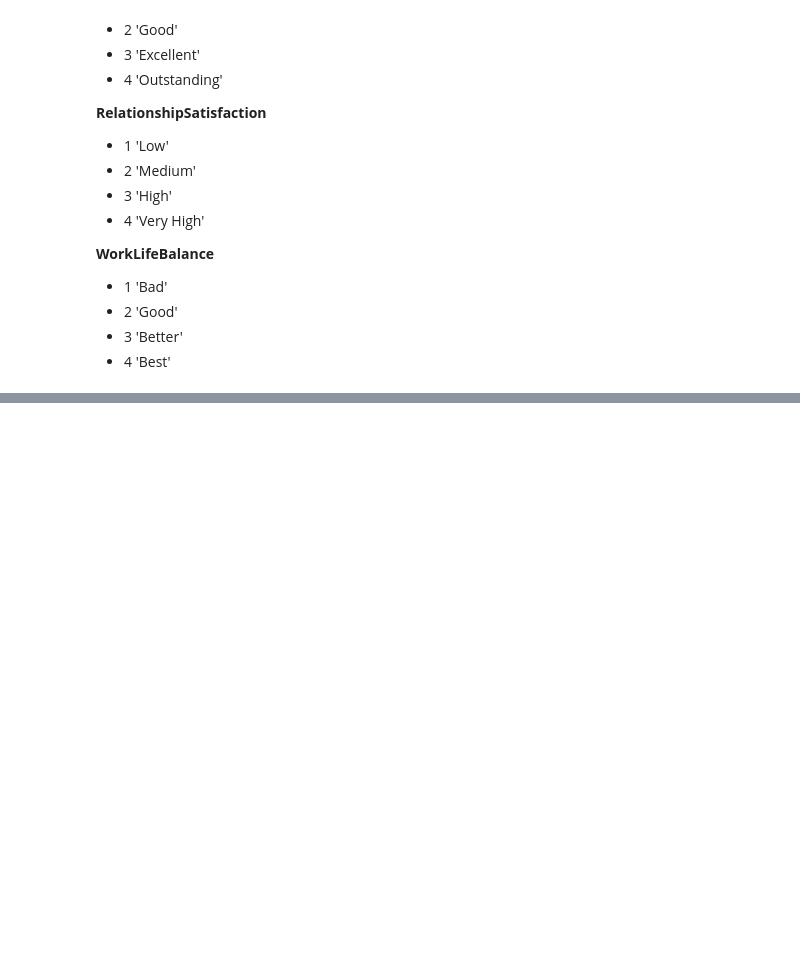
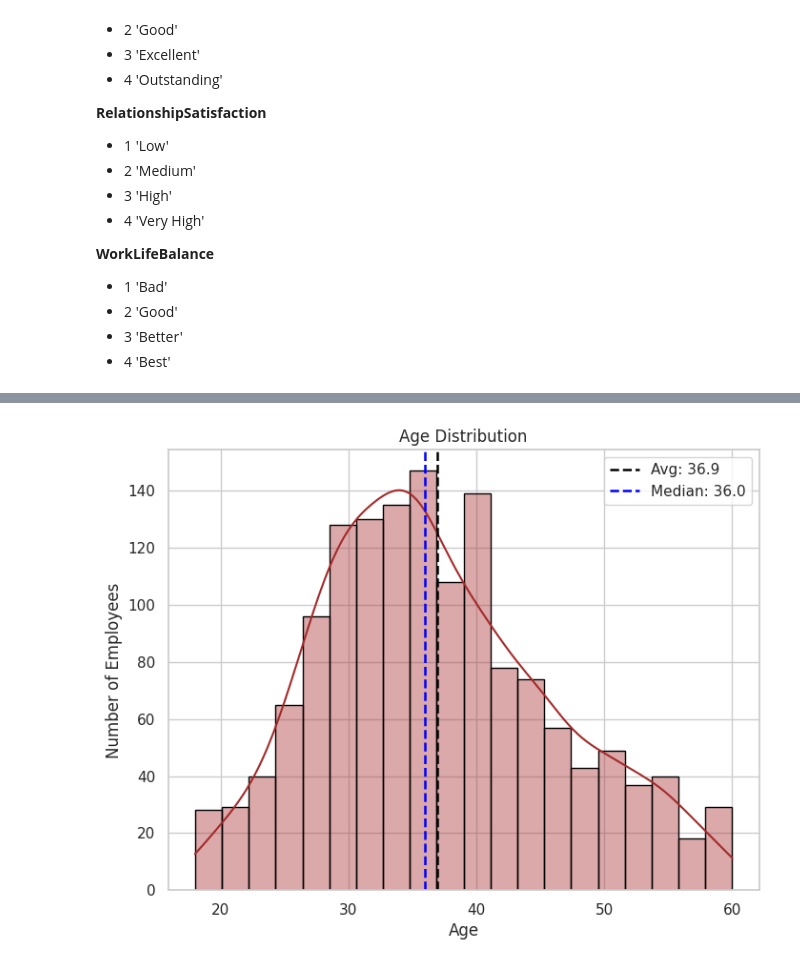
Before and after one commit to michael12-dev/Team-Sentinel, a Jupyter notebook: Team_Sentinel.ipynb, the cells around one changed output, grey strips where cells are left out. Saved outputs shown, nothing was run; the diff lists cells and outputs as text; code cells hidden in the pictures; blank space fills up the shorter version.

```diff
--- a/Team_Sentinel.ipynb
+++ b/Team_Sentinel.ipynb
@@ -212,0 +298,18 @@ dtype: int64
+# %%
+# Employees' age distribution
+
+plt.figure(figsize=(8,6))
+sns.set_theme(style = "whitegrid")
+
+sns.histplot(data=df, x="Age", bins=20, edgecolor="black", color='brown',kde=True, alpha=0.4) # To create a histogram with a kernel density estimate(KDE)
+avg = np.mean(df["Age"])
+median = np.median(df["Age"])
+plt.axvline(avg, color="black",linestyle="--",linewidth="1.8", label=f"Avg: {avg:.1f}")
+plt.axvline(median, color="blue",linestyle="--",linewidth="1.8", label=f"Median: {median:.1f}")
+plt.legend()
+plt.title("Age Distribution")
+plt.xlabel("Age")
+plt.ylabel("Number of Employees")
+plt.show()
+# %% [output]
+[figure, added]
```
Also changed, not shown: parts of 138 cells of this notebook.
